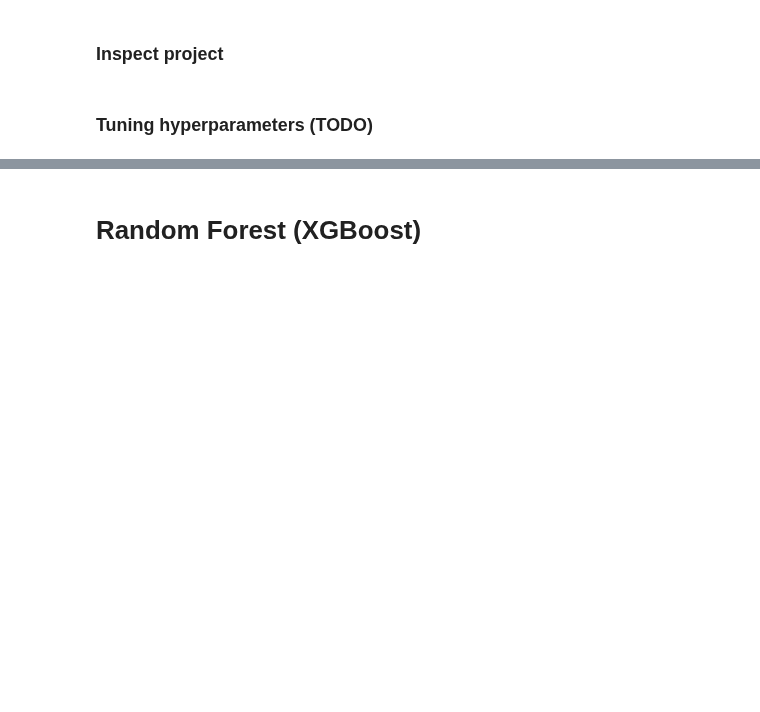
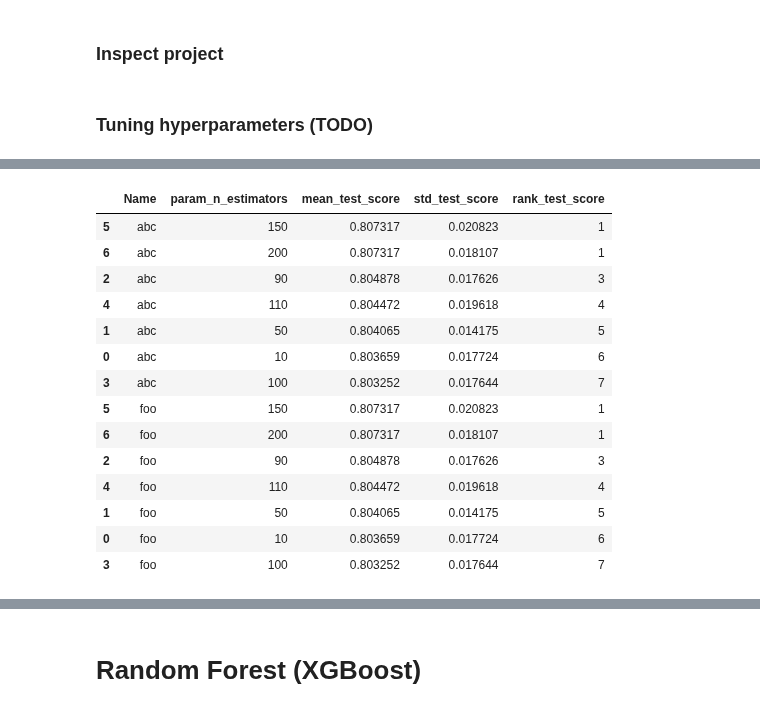
Before and after one commit to gems-uff/mestre, a Jupyter notebook: scripts/exploratory_analysis/classifier_test.ipynb, the cells around one changed output, grey strips where cells are left out. Cells and saved outputs as stored; diff of their text form; code cells hidden in the pictures; blank space fills up the shorter version.

```diff
--- a/scripts/exploratory_analysis/classifier_test.ipynb
+++ b/scripts/exploratory_analysis/classifier_test.ipynb
@@ -190,0 +220,20 @@ display(classifier_utils.plot_classification_report(sample_project_rf.scores))
+# %%
+parameters_rf = {
+                # 'criterion':('gini', 'entropy'),
+              # 'min_samples_leaf':[1, 2, 3],
+              # 'max_depth':[None, 10, 20, 30],
+              # 'n_estimators': [10, 50, 90, 100, 110, 150, 200]
+              'n_estimators': [100, 200]
+                 }
+
+proj = projects[2]
+
+result_rf = classifier_utils.grid_search(proj, rf, parameters_rf, non_features_columns)
+
+df_gridsearch_rf = pd.DataFrame(result_rf)\
+    .filter(regex=("param_.*|mean_test_score|std_test_score|rank_test_score"))\
+    .sort_values(by=['rank_test_score'])
+
+df_gridsearch_rf.insert(0, 'project', proj)
+
+df_gridsearch_rf
@@ -190,0 +249,24 @@ display(classifier_utils.plot_classification_report(sample_project_rf.scores))
+# %%
+df_gridsearch_rf_copy = df_gridsearch_rf.copy()
+df_gridsearch_rf_copy.insert(0, 'Name', 'abc')
+
+df_gridsearch_rf_copy2 = df_gridsearch_rf.copy()
+df_gridsearch_rf_copy2.insert(0, 'Name', 'foo')
+
+pd.concat([df_gridsearch_rf_copy, df_gridsearch_rf_copy2])
+# %% [output]
+|  | Name | param_n_estimators | mean_test_score | std_test_score | rank_test_score |
+| 5 | abc | 150 | 0.807317 | 0.020823 | 1 |
+| 6 | abc | 200 | 0.807317 | 0.018107 | 1 |
+| 2 | abc | 90 | 0.804878 | 0.017626 | 3 |
+| 4 | abc | 110 | 0.804472 | 0.019618 | 4 |
+| 1 | abc | 50 | 0.804065 | 0.014175 | 5 |
+| 0 | abc | 10 | 0.803659 | 0.017724 | 6 |
+| 3 | abc | 100 | 0.803252 | 0.017644 | 7 |
+| 5 | foo | 150 | 0.807317 | 0.020823 | 1 |
+| 6 | foo | 200 | 0.807317 | 0.018107 | 1 |
+| 2 | foo | 90 | 0.804878 | 0.017626 | 3 |
+| 4 | foo | 110 | 0.804472 | 0.019618 | 4 |
+| 1 | foo | 50 | 0.804065 | 0.014175 | 5 |
+| 0 | foo | 10 | 0.803659 | 0.017724 | 6 |
+| 3 | foo | 100 | 0.803252 | 0.017644 | 7 |
```
Also changed, not shown: parts of 14 cells of this notebook, 1 other file.
